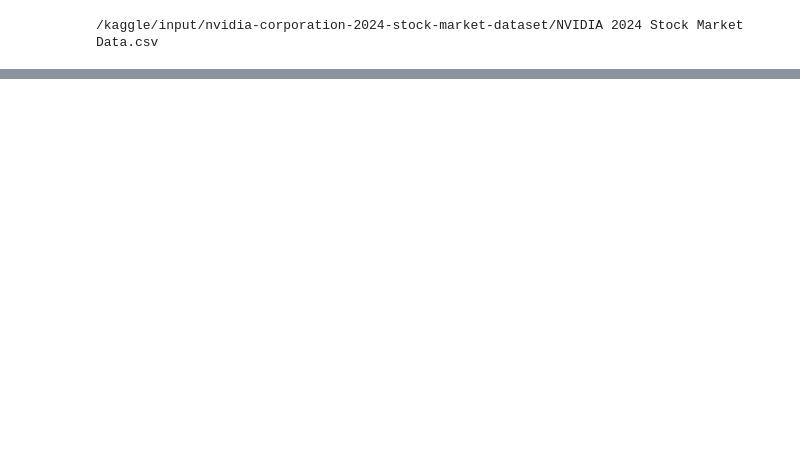
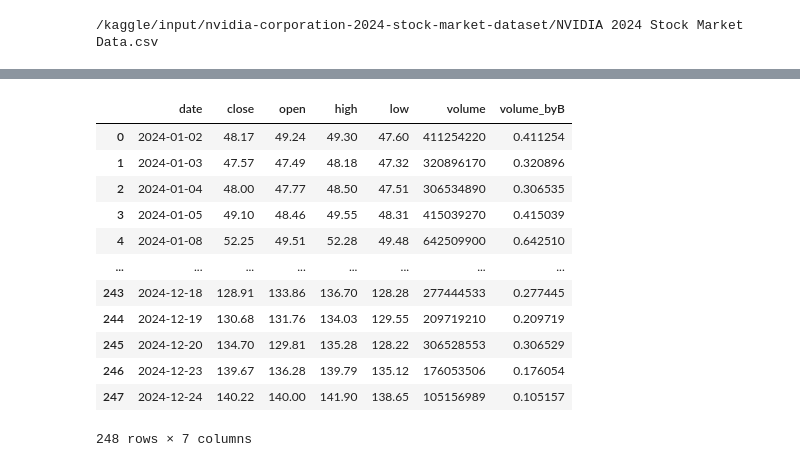
Before and after one commit to nm2fs/Kaggle-, a Jupyter notebook: lstm-time-series-modeling-nvidia-2024-stocks.ipynb, the cells around one changed output, grey strips where cells are left out. Saved outputs shown, nothing was run; the diff lists cells and outputs as text; code cells hidden in the pictures; blank space fills up the shorter version.

```diff
--- a/lstm-time-series-modeling-nvidia-2024-stocks.ipynb
+++ b/lstm-time-series-modeling-nvidia-2024-stocks.ipynb
@@ -20,0 +82,4 @@ for dirname, _, filenames in os.walk('/kaggle/input'):
+# %%
+# Replace commas and then convert the column to numeric
+nvidia_stock['volume'] = nvidia_stock['volume'].str.replace(',', '')
+nvidia_stock
@@ -20,0 +100,26 @@ for dirname, _, filenames in os.walk('/kaggle/input'):
+# %%
+import pandas as pd
+
+# Attempt to replace the dollar sign and convert to float
+try:
+    nvidia_stock['close'] = nvidia_stock['close'].str.replace('$', '').astype(float)
+except Exception as e:
+    print(f"Error: {e}")
+try:
+    nvidia_stock['open'] = nvidia_stock['open'].str.replace('$', '').astype(float)
+except Exception as e:
+    print(f"Error: {e}")
+try:
+    nvidia_stock['high'] = nvidia_stock['high'].str.replace('$', '').astype(float)
+except Exception as e:
+    print(f"Error: {e}")
+try:
+    nvidia_stock['low'] = nvidia_stock['low'].str.replace('$', '').astype(float)
+except Exception as e:
+    print(f"Error: {e}")
+
+# Check if there are any entries that could not be converted
+print(nvidia_stock['close'][nvidia_stock['close'].apply(lambda x: isinstance(x, str))])
+print(nvidia_stock['open'][nvidia_stock['open'].apply(lambda x: isinstance(x, str))])
+print(nvidia_stock['high'][nvidia_stock['high'].apply(lambda x: isinstance(x, str))])
+print(nvidia_stock['low'][nvidia_stock['low'].apply(lambda x: isinstance(x, str))])
@@ -20,0 +131,10 @@ for dirname, _, filenames in os.walk('/kaggle/input'):
+# %%
+# Convert the 'volume' column to numeric, coercing errors to NaN (if any non-convertible values exist)
+# 'coerce': Any value that cannot be converted to a numeric type (for instance, non-numeric strings) will be changed to NaN (Not a Number). This ensures that the conversion process does not fail and allows the operation to complete, but at the expense of losing the information contained in the non-convertible values.
+nvidia_stock['volume'] = pd.to_numeric(nvidia_stock['volume'])
+nvidia_stock['close'] = pd.to_numeric(nvidia_stock['close'])
+nvidia_stock['open'] = pd.to_numeric(nvidia_stock['open'])
+nvidia_stock['high'] = pd.to_numeric(nvidia_stock['high'])
+nvidia_stock['low'] = pd.to_numeric(nvidia_stock['low'])
+
+nvidia_stock.dtypes
@@ -20,0 +149,17 @@ for dirname, _, filenames in os.walk('/kaggle/input'):
+# %%
+nvidia_stock['volume_byB'] = nvidia_stock['volume'] / 1e9
+nvidia_stock
+# %% [output]
+|  | date | close | open | high | low | volume | volume_byB |
+| 0 | 2024-01-02 | 48.17 | 49.24 | 49.30 | 47.60 | 411254220 | 0.411254 |
+| 1 | 2024-01-03 | 47.57 | 47.49 | 48.18 | 47.32 | 320896170 | 0.320896 |
+| 2 | 2024-01-04 | 48.00 | 47.77 | 48.50 | 47.51 | 306534890 | 0.306535 |
+| 3 | 2024-01-05 | 49.10 | 48.46 | 49.55 | 48.31 | 415039270 | 0.415039 |
+| 4 | 2024-01-08 | 52.25 | 49.51 | 52.28 | 49.48 | 642509900 | 0.642510 |
+| ... | ... | ... | ... | ... | ... | ... | ... |
+| 243 | 2024-12-18 | 128.91 | 133.86 | 136.70 | 128.28 | 277444533 | 0.277445 |
+| 244 | 2024-12-19 | 130.68 | 131.76 | 134.03 | 129.55 | 209719210 | 0.209719 |
+| 245 | 2024-12-20 | 134.70 | 129.81 | 135.28 | 128.22 | 306528553 | 0.306529 |
+| 246 | 2024-12-23 | 139.67 | 136.28 | 139.79 | 135.12 | 176053506 | 0.176054 |
+| 247 | 2024-12-24 | 140.22 | 140.00 | 141.90 | 138.65 | 105156989 | 0.105157 |
+248 rows × 7 columns
```
Also changed, not shown: parts of 33 cells of this notebook.
